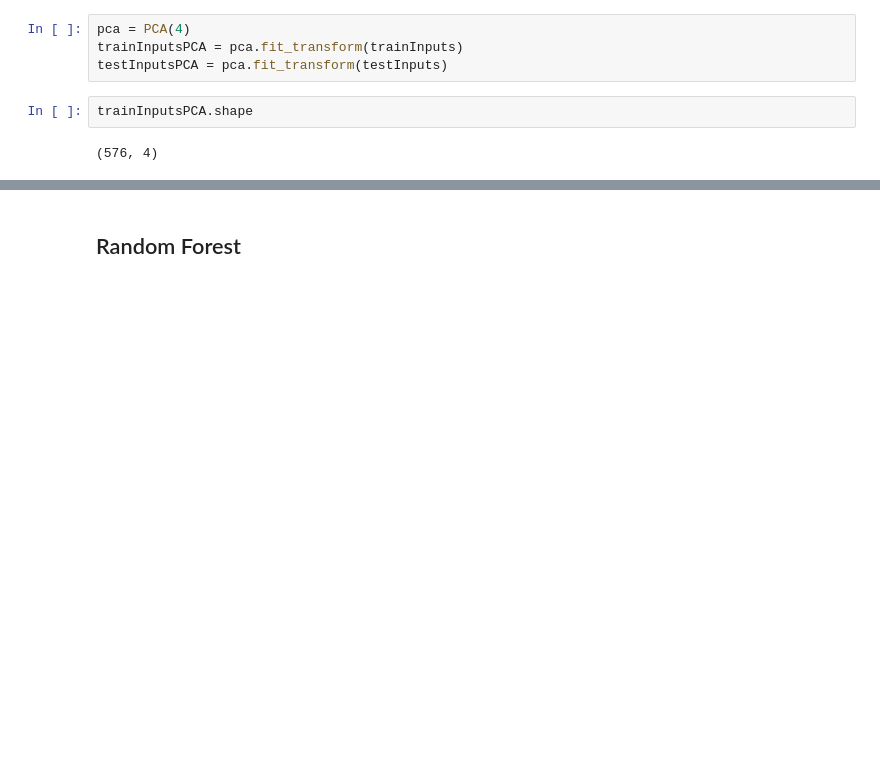
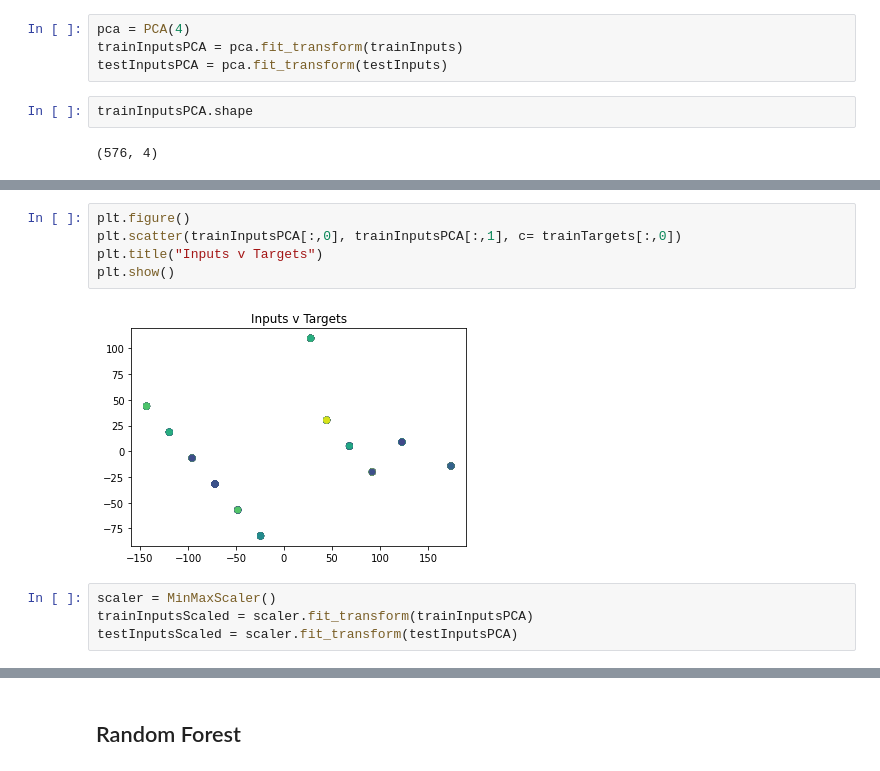
Before and after one commit to Dodecahedrane/COMP-2002-Assignment, a Jupyter notebook: Assignment Notebook.ipynb, the cells around one changed output, grey strips where cells are left out. Drawn from its saved outputs; the diff is of its cells as text; blank space fills up the shorter version.

```diff
--- a/Assignment Notebook.ipynb
+++ b/Assignment Notebook.ipynb
@@ -171,0 +179,11 @@ trainInputsPCA.shape
+# %%
+plt.figure()
+plt.scatter(trainInputsPCA[:,0], trainInputsPCA[:,1], c= trainTargets[:,0])
+plt.title("Inputs v Targets")
+plt.show()
+# %% [output]
+[figure, new version]
+# %%
+scaler = MinMaxScaler()
+trainInputsScaled = scaler.fit_transform(trainInputsPCA)
+testInputsScaled = scaler.fit_transform(testInputsPCA)
```
Also changed, not shown: parts of 23 cells of this notebook.
